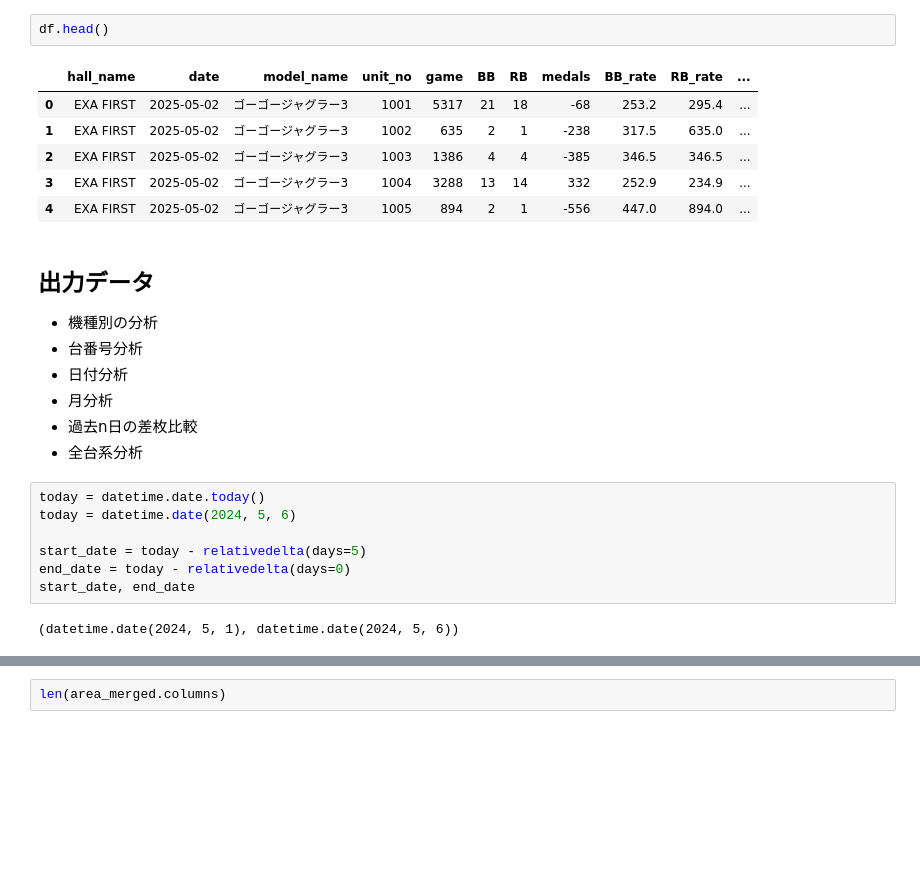
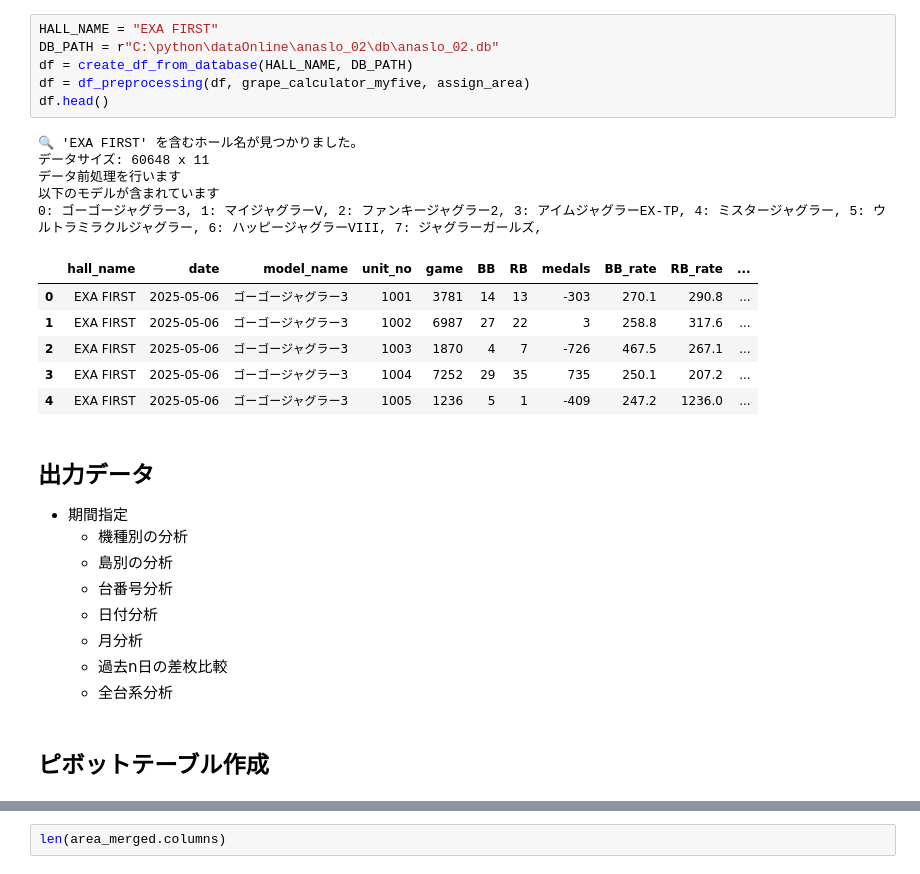
Before and after one commit to akmiccom/dataOnline, a Jupyter notebook: anaslo_02/ipynb/hall_date.ipynb, the cells around one changed output, grey strips where cells are left out. Saved outputs shown, nothing was run; the diff lists cells and outputs as text; blank space fills up the shorter version.

```diff
--- a/anaslo_02/ipynb/hall_date.ipynb
+++ b/anaslo_02/ipynb/hall_date.ipynb
@@ -111,27 +114,31 @@ print(f'データサイズ: {df.shape[0]} x {df.shape[1]}')
 # %%
+HALL_NAME = "EXA FIRST"
+DB_PATH = r"C:\python\dataOnline\anaslo_02\db\anaslo_02.db"
+df = create_df_from_database(HALL_NAME, DB_PATH)
+df = df_preprocessing(df, grape_calculator_myfive, assign_area)
 df.head()
 # %% [output]
+🔍 'EXA FIRST' を含むホール名が見つかりました。
+データサイズ: 60648 x 11
+データ前処理を行います
+以下のモデルが含まれています
+0: ゴーゴージャグラー3, 1: マイジャグラーV, 2: ファンキージャグラー2, 3: アイムジャグラーEX-TP, 4: ミスタージャグラー, 5: ウルトラミラクルジャグラー, 6: ハッピージャグラーVIII, 7: ジャグラーガールズ,
 |  | hall_name | date | model_name | unit_no | game | BB | RB | medals | BB_rate | RB_rate | ... |
-| 0 | EXA FIRST | 2025-05-02 | ゴーゴージャグラー3 | 1001 | 5317 | 21 | 18 | -68 | 253.2 | 295.4 | ... |
-| 1 | EXA FIRST | 2025-05-02 | ゴーゴージャグラー3 | 1002 | 635 | 2 | 1 | -238 | 317.5 | 635.0 | ... |
-| 2 | EXA FIRST | 2025-05-02 | ゴーゴージャグラー3 | 1003 | 1386 | 4 | 4 | -385 | 346.5 | 346.5 | ... |
-| 3 | EXA FIRST | 2025-05-02 | ゴーゴージャグラー3 | 1004 | 3288 | 13 | 14 | 332 | 252.9 | 234.9 | ... |
-| 4 | EXA FIRST | 2025-05-02 | ゴーゴージャグラー3 | 1005 | 894 | 2 | 1 | -556 | 447.0 | 894.0 | ... |
+| 0 | EXA FIRST | 2025-05-06 | ゴーゴージャグラー3 | 1001 | 3781 | 14 | 13 | -303 | 270.1 | 290.8 | ... |
+| 1 | EXA FIRST | 2025-05-06 | ゴーゴージャグラー3 | 1002 | 6987 | 27 | 22 | 3 | 258.8 | 317.6 | ... |
+| 2 | EXA FIRST | 2025-05-06 | ゴーゴージャグラー3 | 1003 | 1870 | 4 | 7 | -726 | 467.5 | 267.1 | ... |
+| 3 | EXA FIRST | 2025-05-06 | ゴーゴージャグラー3 | 1004 | 7252 | 29 | 35 | 735 | 250.1 | 207.2 | ... |
+| 4 | EXA FIRST | 2025-05-06 | ゴーゴージャグラー3 | 1005 | 1236 | 5 | 1 | -409 | 247.2 | 1236.0 | ... |
 # %% [markdown]
 ## 出力データ
-- 機種別の分析
-- 台番号分析
-- 日付分析
-- 月分析
-- 過去n日の差枚比較
-- 全台系分析
+- 期間指定
+    - 機種別の分析
+    - 島別の分析
+    - 台番号分析
+    - 日付分析
+    - 月分析
+    - 過去n日の差枚比較
+    - 全台系分析
-# %%
-today = datetime.date.today()
-today = datetime.date(2024, 5, 6)
-
-start_date = today - relativedelta(days=5)
-end_date = today - relativedelta(days=0)
-start_date, end_date
-# %% [output]
-(datetime.date(2024, 5, 1), datetime.date(2024, 5, 6))
+# %% [markdown]
+## ピボットテーブル作成
 # %%
```
Also changed, not shown: parts of 14 cells of this notebook, 30 other files.
